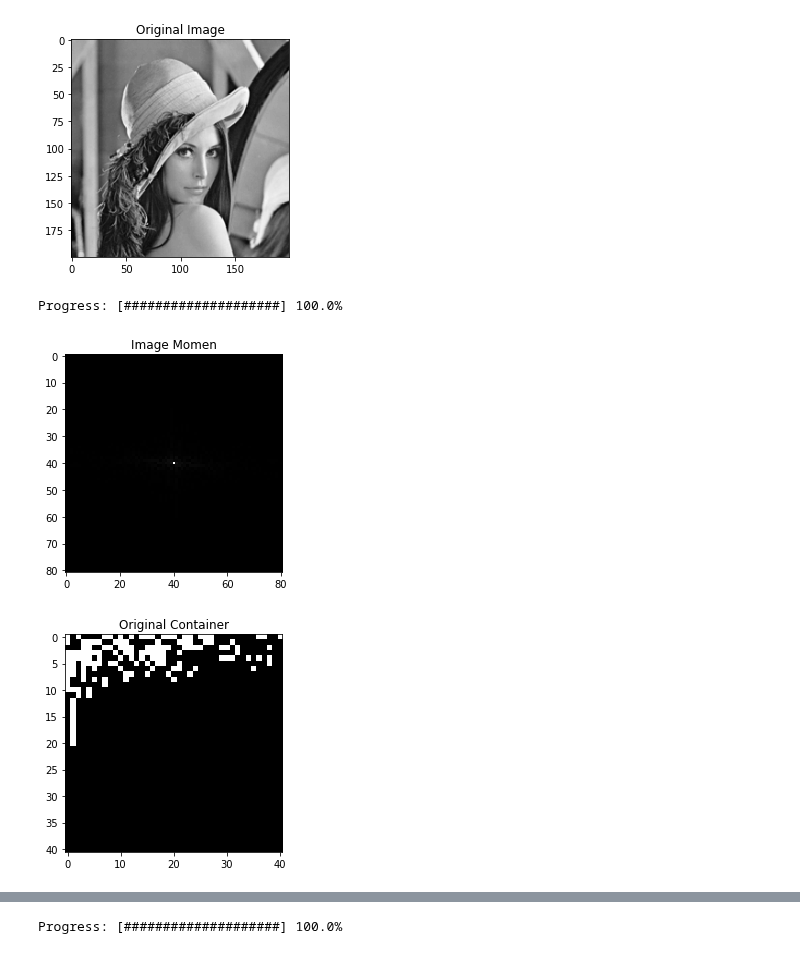
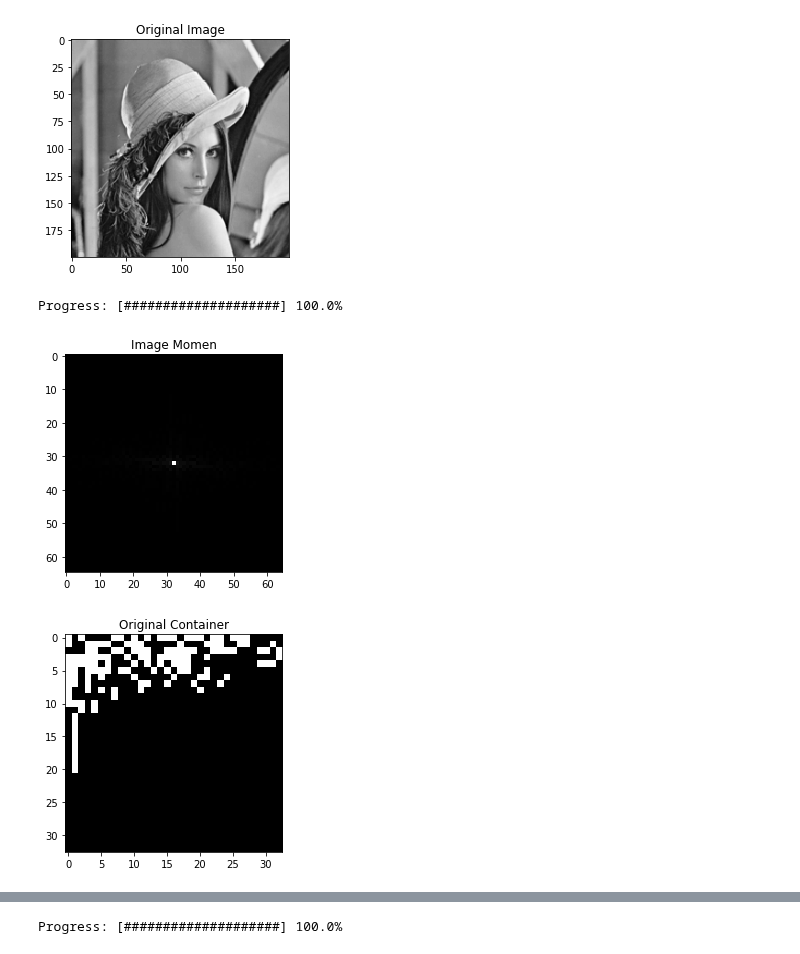
Before and after one commit to hanifanm/jupyter-pht-riw, a Jupyter notebook: PHT_RIW - Momen Robustness.ipynb, the cells around one changed output, grey strips where cells are left out. Saved outputs shown, nothing was run; the diff lists cells and outputs as text; code cells hidden in the pictures.

```diff
--- a/PHT_RIW - Momen Robustness.ipynb
+++ b/PHT_RIW - Momen Robustness.ipynb
@@ -10,9 +10,8 @@ ori_img = cv2.imread('./assets/lena.png', 0)
 ori_logo = cv2.imread('./assets/squares.png', 0)
 # %%
 N = 200 # Image Size
-G = 20 # Watermark Size
+P = 32 # Watermark Size
 
-P = 2 * G
 T_STEP = int(P / 4) + 1
 I_STEP = int(N / 8) + 1
 
@@ -29,17 +28,19 @@ MOMEN = transformPHT(IMG, N, P)
 imshow(MOMEN, 'Image Momen')
 # %% [output]
 Progress: [####################] 100.0%
-[figure, old version]
+[figure, new version]
 # %%
 DELTA = 0.5 # Watermarking Power
 
 P2 = P * 2 + 1
 
+logo_position = np.index_exp[P:P2,P:P2]
+
 # Current Binary Value
 MAT_Q = np.floor(np.abs(MOMEN) / DELTA) % 2
-CONTAINER = MAT_Q[P:P2,P:P2]
+CONTAINER = MAT_Q[logo_position]
 
 # Show Container
 imshow(CONTAINER, 'Original Container')
 # %% [output]
-[figure, old version]
+[figure, new version]
```
Also changed, not shown: parts of 11 cells of this notebook.
